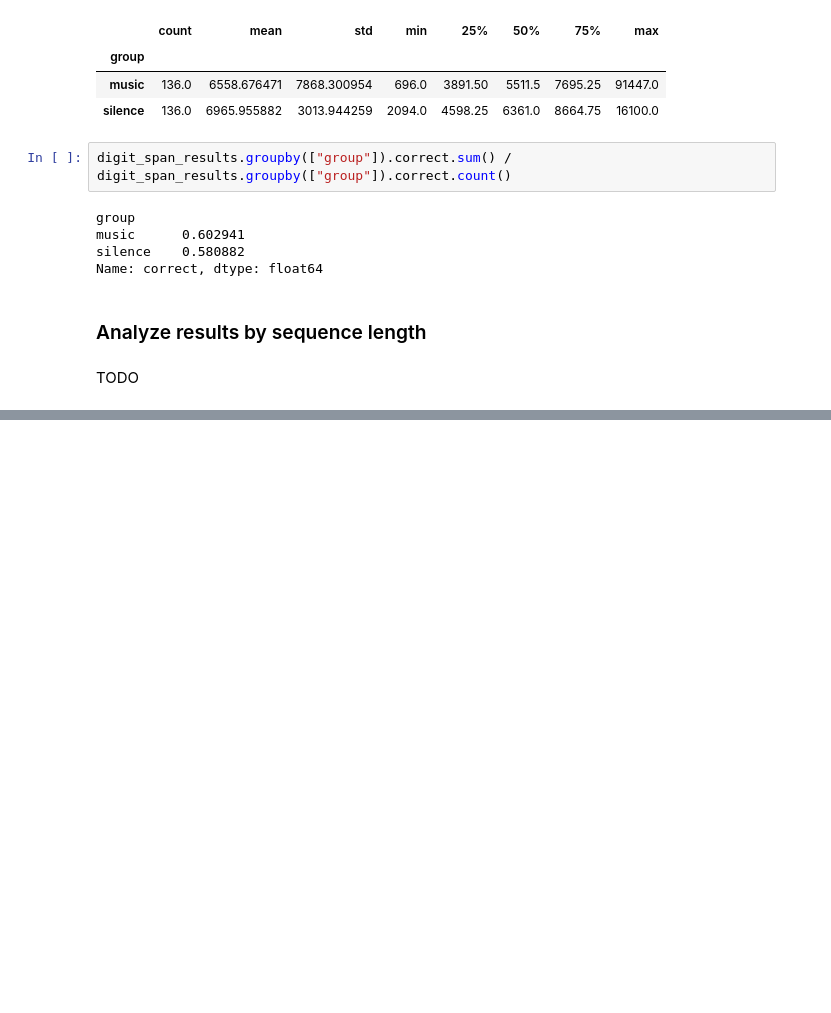
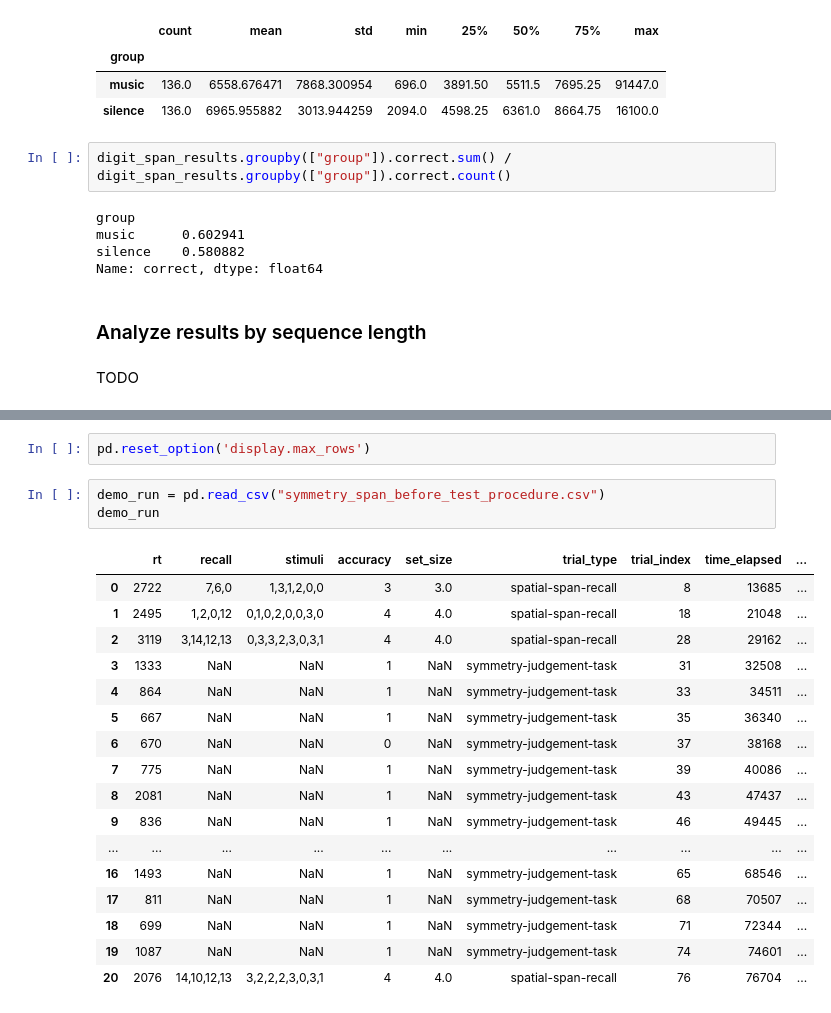
Before and after one commit to Sejmou/urm-pr-experiment, a Jupyter notebook: data_analysis/data_analysis.ipynb, the cells around one changed output, grey strips where cells are left out. Drawn from its saved outputs; the diff is of its cells as text; blank space fills up the shorter version.

```diff
--- a/data_analysis/data_analysis.ipynb
+++ b/data_analysis/data_analysis.ipynb
@@ -397,0 +457,23 @@ TODO
+# %%
+pd.reset_option('display.max_rows')
+# %%
+demo_run = pd.read_csv("symmetry_span_before_test_procedure.csv")
+demo_run
+# %% [output]
+|  | rt | recall | stimuli | accuracy | set_size | trial_type | trial_index | time_elapsed | ... |
+| 0 | 2722 | 7,6,0 | 1,3,1,2,0,0 | 3 | 3.0 | spatial-span-recall | 8 | 13685 | ... |
+| 1 | 2495 | 1,2,0,12 | 0,1,0,2,0,0,3,0 | 4 | 4.0 | spatial-span-recall | 18 | 21048 | ... |
+| 2 | 3119 | 3,14,12,13 | 0,3,3,2,3,0,3,1 | 4 | 4.0 | spatial-span-recall | 28 | 29162 | ... |
+| 3 | 1333 | NaN | NaN | 1 | NaN | symmetry-judgement-task | 31 | 32508 | ... |
+| 4 | 864 | NaN | NaN | 1 | NaN | symmetry-judgement-task | 33 | 34511 | ... |
+| 5 | 667 | NaN | NaN | 1 | NaN | symmetry-judgement-task | 35 | 36340 | ... |
+| 6 | 670 | NaN | NaN | 0 | NaN | symmetry-judgement-task | 37 | 38168 | ... |
+| 7 | 775 | NaN | NaN | 1 | NaN | symmetry-judgement-task | 39 | 40086 | ... |
+| 8 | 2081 | NaN | NaN | 1 | NaN | symmetry-judgement-task | 43 | 47437 | ... |
+| 9 | 836 | NaN | NaN | 1 | NaN | symmetry-judgement-task | 46 | 49445 | ... |
+| ... | ... | ... | ... | ... | ... | ... | ... | ... | ... |
+| 16 | 1493 | NaN | NaN | 1 | NaN | symmetry-judgement-task | 65 | 68546 | ... |
+| 17 | 811 | NaN | NaN | 1 | NaN | symmetry-judgement-task | 68 | 70507 | ... |
+| 18 | 699 | NaN | NaN | 1 | NaN | symmetry-judgement-task | 71 | 72344 | ... |
+| 19 | 1087 | NaN | NaN | 1 | NaN | symmetry-judgement-task | 74 | 74601 | ... |
+| 20 | 2076 | 14,10,12,13 | 3,2,2,2,3,0,3,1 | 4 | 4.0 | spatial-span-recall | 76 | 76704 | ... |
```
Also changed, not shown: parts of 28 cells of this notebook, 1 other file.
